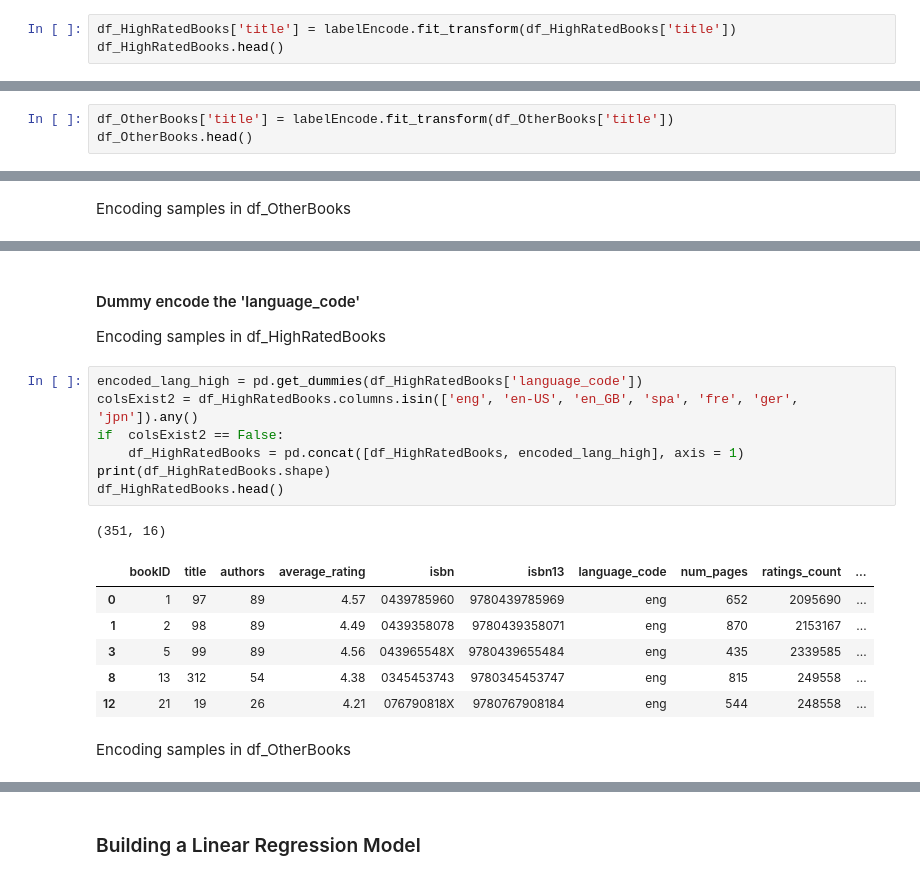
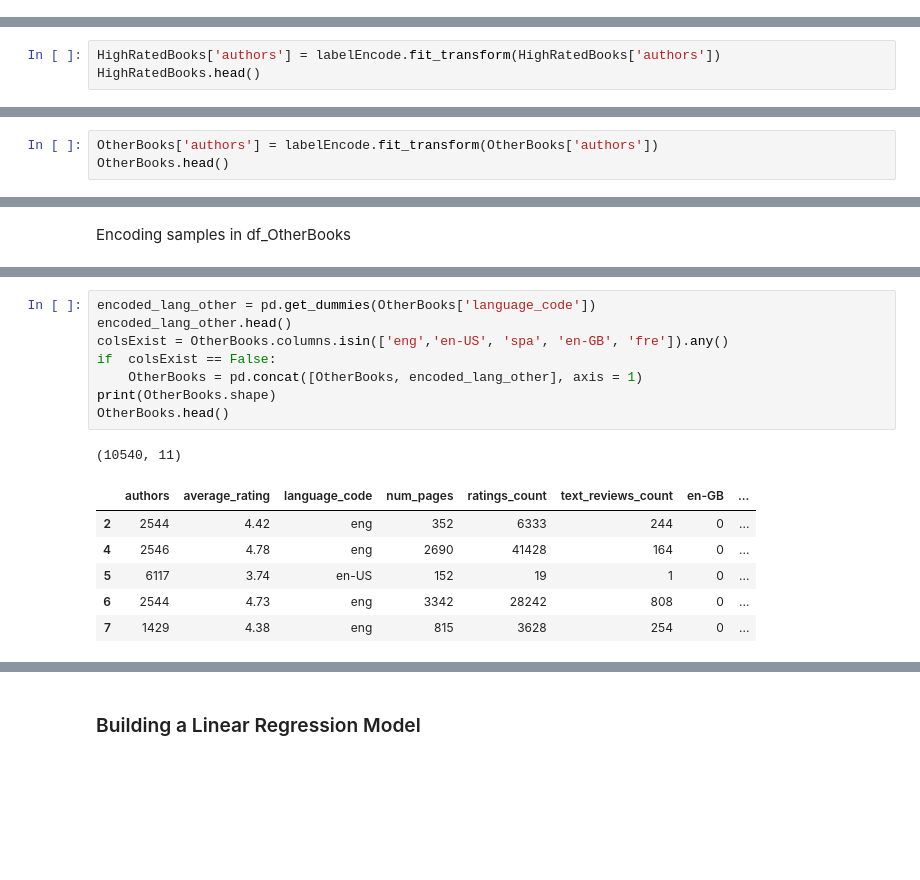
Before and after one commit to Ayanab01/BookClassificationModel, a Jupyter notebook: ML Project.ipynb, the cells around one changed output, grey strips where cells are left out. Saved outputs shown, nothing was run; the diff lists cells and outputs as text; blank space fills up the shorter version.

```diff
--- a/ML Project.ipynb
+++ b/ML Project.ipynb
@@ -657,5 +670,2 @@ Encoding samples in df_HighRatedBooks
 # %%
 labelEncode = preprocessing.LabelEncoder()
-# %%
-df_HighRatedBooks['title'] = labelEncode.fit_transform(df_HighRatedBooks['title'])
-df_HighRatedBooks.head()
@@ -668,0 +675,3 @@ df_HighRatedBooks.head()
+# %%
+HighRatedBooks['authors'] = labelEncode.fit_transform(HighRatedBooks['authors'])
+HighRatedBooks.head()
@@ -669,5 +685,2 @@ df_HighRatedBooks.head()
 # %% [markdown]
 Encoding samples in df_OtherBooks
-# %%
-df_OtherBooks['title'] = labelEncode.fit_transform(df_OtherBooks['title'])
-df_OtherBooks.head()
@@ -680,0 +687,3 @@ df_OtherBooks.head()
+# %%
+OtherBooks['authors'] = labelEncode.fit_transform(OtherBooks['authors'])
+OtherBooks.head()
@@ -706,20 +717,16 @@ df_OtherBooks.head()
-# %% [markdown]
-#### Dummy encode the 'language_code'
-Encoding samples in df_HighRatedBooks
 # %%
-encoded_lang_high = pd.get_dummies(df_HighRatedBooks['language_code'])
-colsExist2 = df_HighRatedBooks.columns.isin(['eng', 'en-US', 'en_GB', 'spa', 'fre', 'ger', 'jpn']).any()
-if  colsExist2 == False:
-    df_HighRatedBooks = pd.concat([df_HighRatedBooks, encoded_lang_high], axis = 1)
-print(df_HighRatedBooks.shape)
-df_HighRatedBooks.head()
+encoded_lang_other = pd.get_dummies(OtherBooks['language_code'])
+encoded_lang_other.head()
+colsExist = OtherBooks.columns.isin(['eng','en-US', 'spa', 'en-GB', 'fre']).any()
+if  colsExist == False:
+    OtherBooks = pd.concat([OtherBooks, encoded_lang_other], axis = 1)
+print(OtherBooks.shape)
+OtherBooks.head()
 # %% [output]
-(351, 16)
+(10540, 11)
-|  | bookID | title | authors | average_rating | isbn | isbn13 | language_code | num_pages | ratings_count | ... |
-| 0 | 1 | 97 | 89 | 4.57 | 0439785960 | 9780439785969 | eng | 652 | 2095690 | ... |
-| 1 | 2 | 98 | 89 | 4.49 | 0439358078 | 9780439358071 | eng | 870 | 2153167 | ... |
-| 3 | 5 | 99 | 89 | 4.56 | 043965548X | 9780439655484 | eng | 435 | 2339585 | ... |
-| 8 | 13 | 312 | 54 | 4.38 | 0345453743 | 9780345453747 | eng | 815 | 249558 | ... |
-| 12 | 21 | 19 | 26 | 4.21 | 076790818X | 9780767908184 | eng | 544 | 248558 | ... |
+|  | authors | average_rating | language_code | num_pages | ratings_count | text_reviews_count | en-GB | ... |
+| 2 | 2544 | 4.42 | eng | 352 | 6333 | 244 | 0 | ... |
+| 4 | 2546 | 4.78 | eng | 2690 | 41428 | 164 | 0 | ... |
+| 5 | 6117 | 3.74 | en-US | 152 | 19 | 1 | 0 | ... |
+| 6 | 2544 | 4.73 | eng | 3342 | 28242 | 808 | 0 | ... |
+| 7 | 1429 | 4.38 | eng | 815 | 3628 | 254 | 0 | ... |
-# %% [markdown]
-Encoding samples in df_OtherBooks
```
Also changed, not shown: parts of 53 cells of this notebook.
